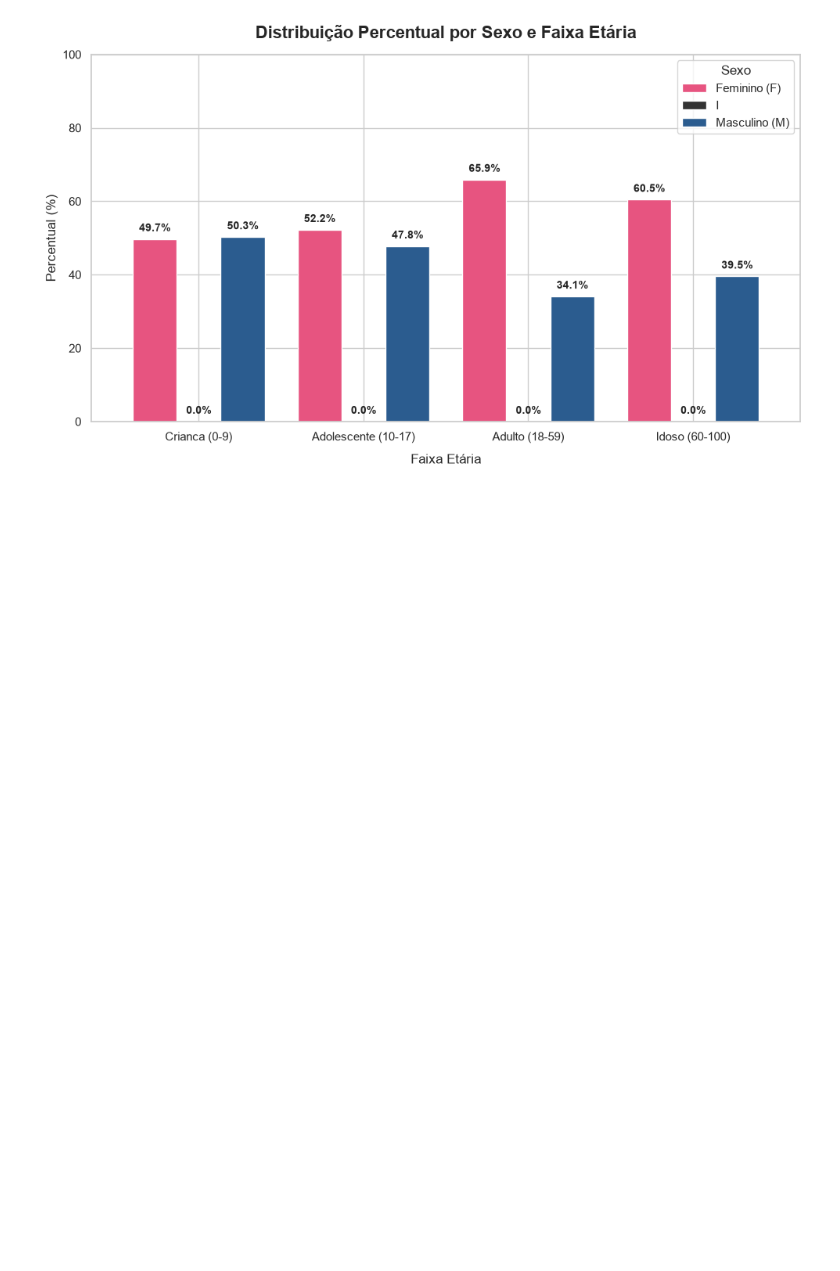
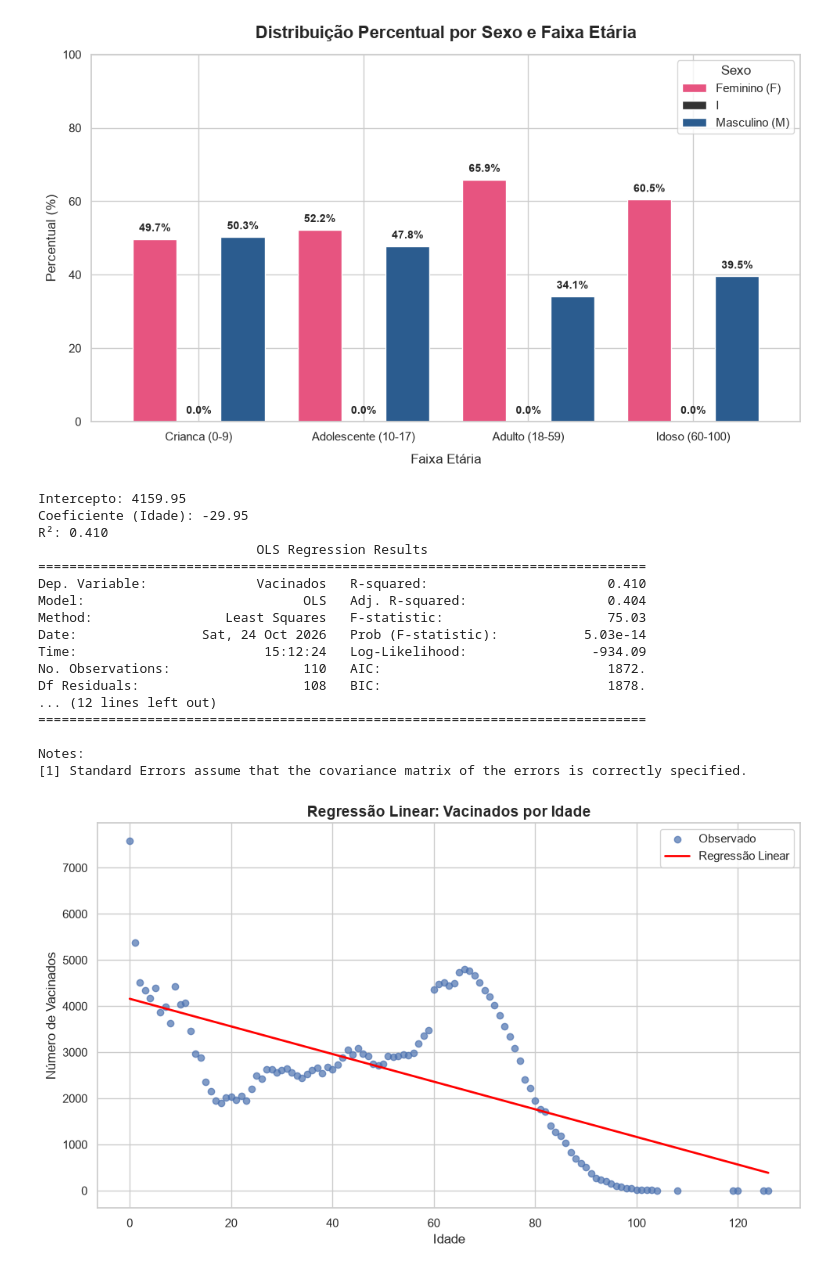
Before and after one commit to N1tr0Lucas/Trabalho-Big-Data-em-Python, a Jupyter notebook: Trabalho_BigDataPython.ipynb, the cells around one changed output. Drawn from its saved outputs; the diff is of its cells as text; code cells hidden in the pictures; blank space fills up the shorter version.

Commit message:
Adicionado Regressao Linear Vacinados x Idade

```diff
--- a/Trabalho_BigDataPython.ipynb
+++ b/Trabalho_BigDataPython.ipynb
@@ -391,3 +394,72 @@ M    110013
 I        11
 Name: count, dtype: int64
 [figure]
+# %%
+#REGRESSAO LINEAR
+
+dados = (df['Idade'] .value_counts() .sort_index() .rename_axis('Idade') .reset_index(name='Vacinados'))
+
+x = dados[['Idade']]
+
+y = dados['Vacinados']
+
+#--------------------------------------------------
+
+modelo = LinearRegression()
+
+modelo.fit(x, y)
+
+ypred = modelo.predict(x)
+
+print(f"Intercepto: {modelo.intercept_:.2f}")
+
+print(f"Coeficiente (Idade): {modelo.coef_[0]:.2f}")
+
+print(f"R²: {r2_score(y, ypred):.3f}")
+
+#--------------------------------------------------
+
+X_sm = sm.add_constant(x)
+ols = sm.OLS(y, X_sm).fit()
+print(ols.summary())
+
+#--------------------------------------------------
+
+fig, ax = plt.subplots(figsize=(10, 6))
+
+ax.scatter(dados['Idade'], y, alpha=0.7, label='Observado')
+
+ax.plot(dados['Idade'], ypred, color='red', linewidth=2, label='Regressão Linear')
+
+ax.set_title('Regressão Linear: Vacinados por Idade', fontsize=14, fontweight='bold')
+
+ax.set_xlabel('Idade')
+
+ax.set_ylabel('Número de Vacinados')
+
+ax.legend()
+
+plt.tight_layout()
+
+plt.savefig('regressao_linear_vacinados_idade.png', dpi=300)
+
+plt.show()
+# %% [output]
+Intercepto: 4159.95
+Coeficiente (Idade): -29.95
+R²: 0.410
+                            OLS Regression Results
+==============================================================================
+Dep. Variable:              Vacinados   R-squared:                       0.410
+Model:                            OLS   Adj. R-squared:                  0.404
+Method:                 Least Squares   F-statistic:                     75.03
+Date:                Sat, 24 Oct 2026   Prob (F-statistic):           5.03e-14
+Time:                        15:12:24   Log-Likelihood:                -934.09
+No. Observations:                 110   AIC:                             1872.
+Df Residuals:                     108   BIC:                             1878.
+... (12 lines left out)
+==============================================================================
+
+Notes:
+[1] Standard Errors assume that the covariance matrix of the errors is correctly specified.
+[figure, added]
```
Also changed, not shown: parts of 1 cell of this notebook, 1 other file.
